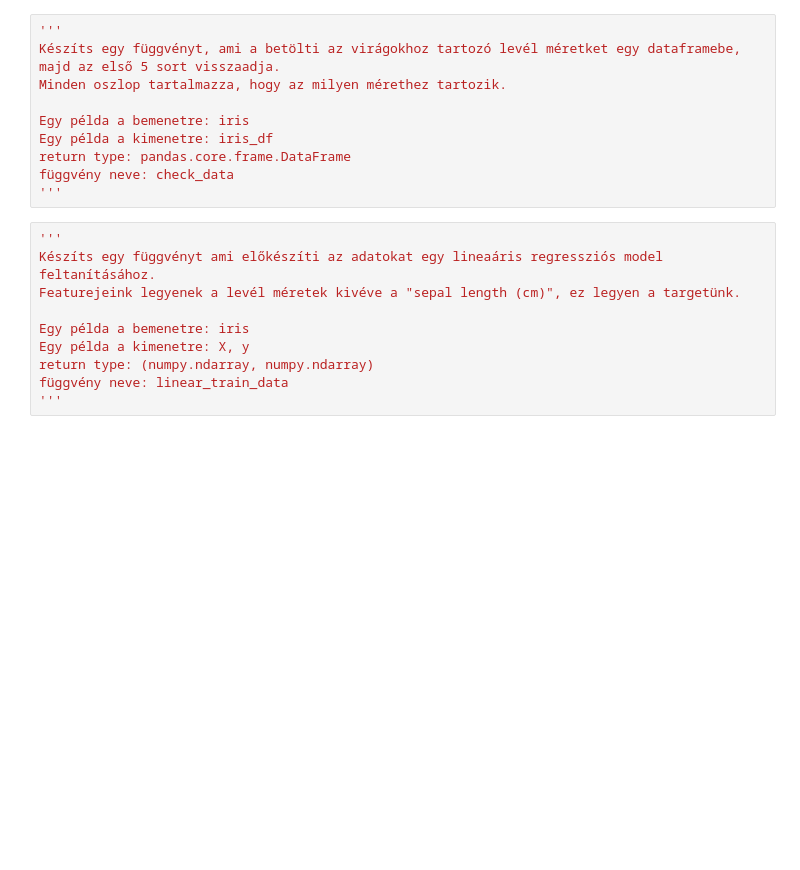
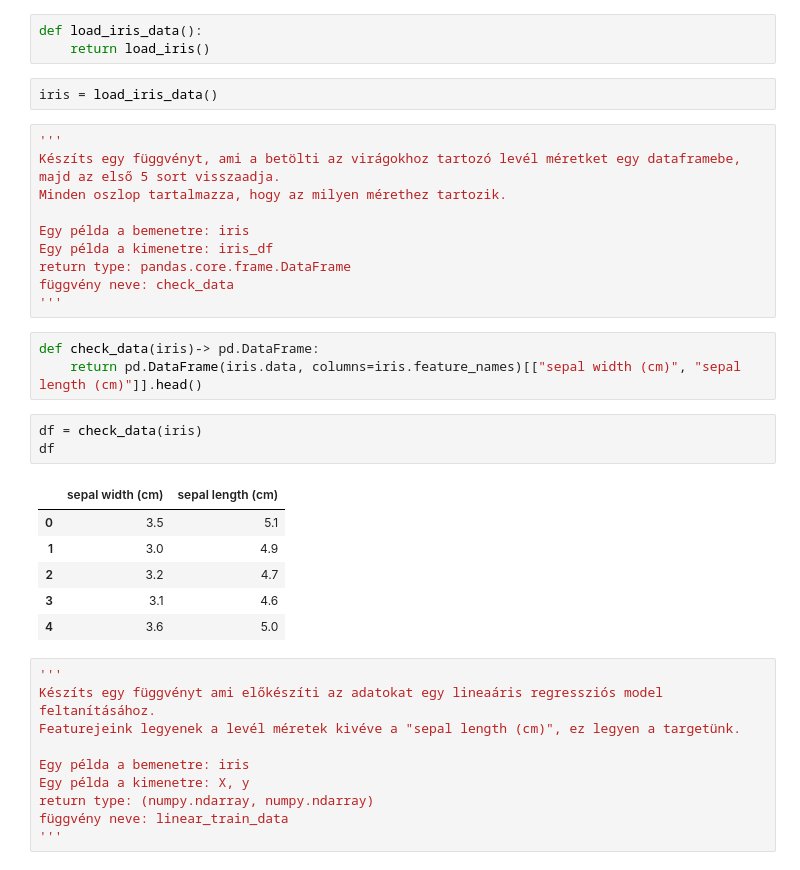
Before and after one commit to mbnczy/BEVADAT2022232, a Jupyter notebook: HAZI/HAZI08/HAZI08.ipynb, the cells around one changed output. Cells and saved outputs as stored; diff of their text form; blank space fills up the shorter version.

```diff
--- a/HAZI/HAZI08/HAZI08.ipynb
+++ b/HAZI/HAZI08/HAZI08.ipynb
@@ -16,6 +16,11 @@ Egy példa a kimenetre: iris
 return type: sklearn.utils.Bunch
 függvény neve: load_iris_data
 '''
+# %%
+def load_iris_data():
+    return load_iris()
+# %%
+iris = load_iris_data()
 # %%
 '''
 Készíts egy függvényt, ami a betölti az virágokhoz tartozó levél méretket egy dataframebe, majd az első 5 sort visszaadja.
@@ -26,6 +31,19 @@ Egy példa a kimenetre: iris_df
 return type: pandas.core.frame.DataFrame
 függvény neve: check_data
 '''
+# %%
+def check_data(iris)-> pd.DataFrame:
+    return pd.DataFrame(iris.data, columns=iris.feature_names)[["sepal width (cm)", "sepal length (cm)"]].head()
+# %%
+df = check_data(iris)
+df
+# %% [output]
+|  | sepal width (cm) | sepal length (cm) |
+| 0 | 3.5 | 5.1 |
+| 1 | 3.0 | 4.9 |
+| 2 | 3.2 | 4.7 |
+| 3 | 3.1 | 4.6 |
+| 4 | 3.6 | 5.0 |
 # %%
 '''
 Készíts egy függvényt ami előkészíti az adatokat egy lineaáris regressziós model feltanításához.
```
Also changed, not shown: parts of 18 cells of this notebook.
